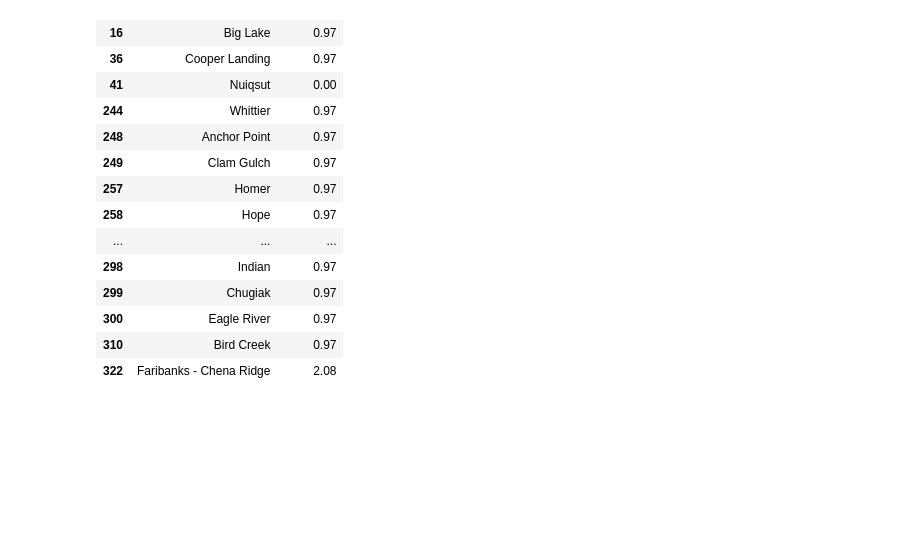
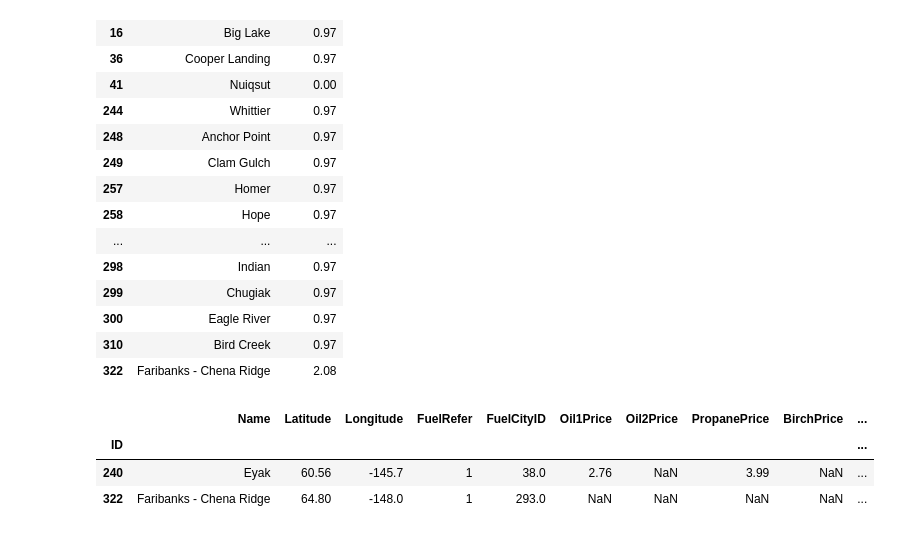
Before and after one commit to alanmitchell/heat-pump-calc, a Jupyter notebook: hp_calc_prep.ipynb, the cells around one changed output. Drawn from its saved outputs; the diff is of its cells as text; code cells hidden in the pictures; blank space fills up the shorter version.

```diff
--- a/hp_calc_prep.ipynb
+++ b/hp_calc_prep.ipynb
@@ -346,3 +369,10 @@ df_city.query('GasPrice >= 0')[['Name', 'GasPrice']]
 | 300 | Eagle River | 0.97 |
 | 310 | Bird Creek | 0.97 |
 | 322 | Faribanks - Chena Ridge | 2.08 |
+# %%
+df_city.query('FuelRefer > 0')
+# %% [output]
+|  | Name | Latitude | Longitude | FuelRefer | FuelCityID | Oil1Price | Oil2Price | PropanePrice | BirchPrice | ... |
+| ID |  |  |  |  |  |  |  |  |  | ... |
+| 240 | Eyak | 60.56 | -145.7 | 1 | 38.0 | 2.76 | NaN | 3.99 | NaN | ... |
+| 322 | Faribanks - Chena Ridge | 64.80 | -148.0 | 1 | 293.0 | NaN | NaN | NaN | NaN | ... |
```
Also changed, not shown: parts of 3 cells of this notebook, 2 other files.
